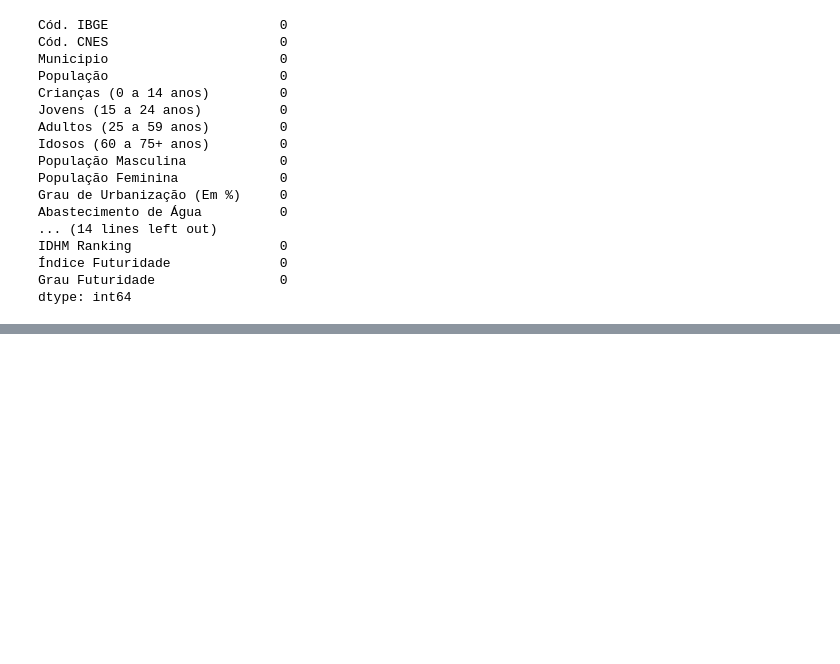
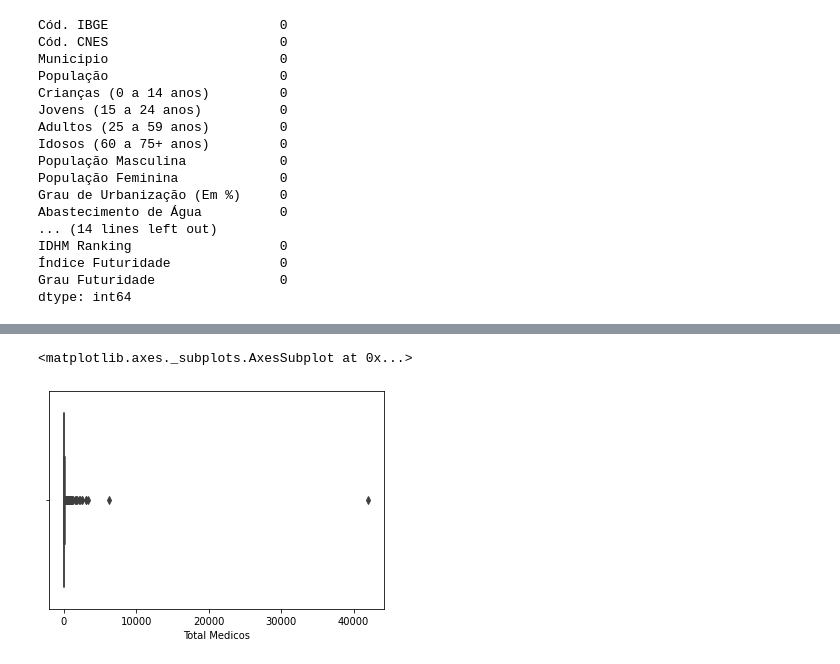
Before and after one commit to SilvanaOliveiraSa/CA_MU_DS_VINCE, a Jupyter notebook: teste.ipynb, the cells around one changed output, grey strips where cells are left out. Saved outputs shown, nothing was run; the diff lists cells and outputs as text; code cells hidden in the pictures; blank space fills up the shorter version.

```diff
--- a/teste.ipynb
+++ b/teste.ipynb
@@ -43,0 +61,5 @@ dtype: int64
+# %%
+sns.boxplot(x = train['Total Medicos'])
+# %% [output]
+<matplotlib.axes._subplots.AxesSubplot at 0x...>
+[figure, added]
```
Also changed, not shown: parts of 8 cells of this notebook.
